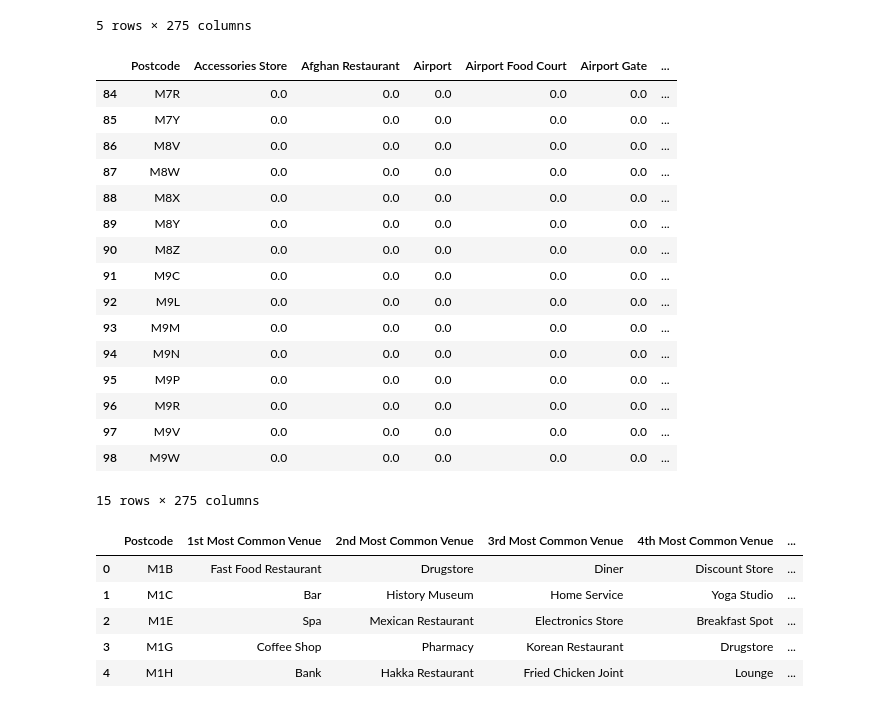
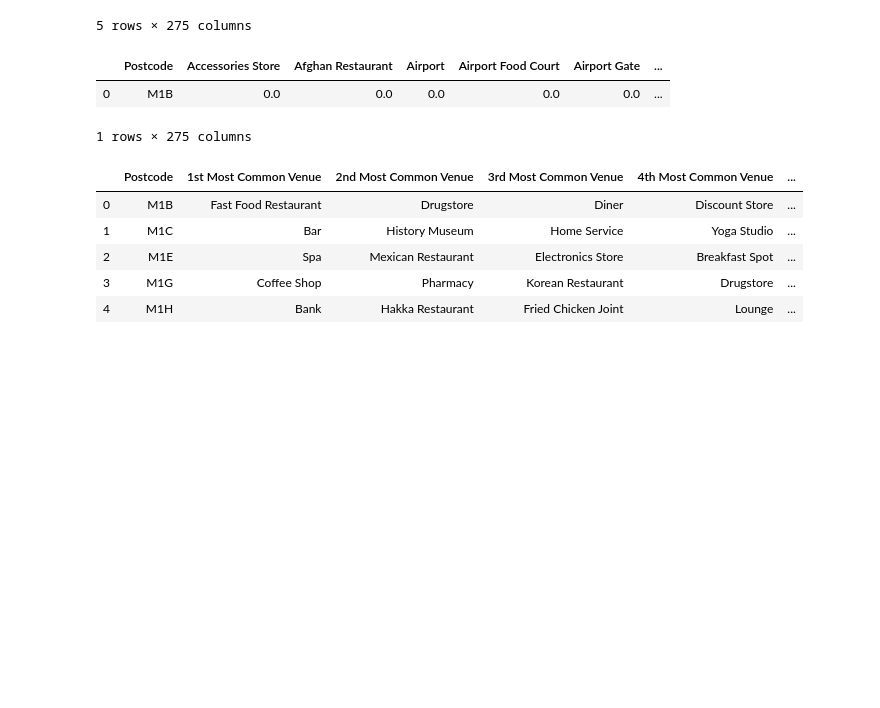
Before and after one commit to cantones1/Coursera_Capstone, a Jupyter notebook: Toronto clustering.ipynb, the cells around one changed output. Cells and saved outputs as stored; diff of their text form; code cells hidden in the pictures; blank space fills up the shorter version.

```diff
--- a/Toronto clustering.ipynb
+++ b/Toronto clustering.ipynb
@@ -215,25 +181,11 @@ toronto_onehot.head()
 5 rows × 275 columns
 # %%
 toronto_grouped = toronto_onehot.groupby('Postcode').mean().reset_index()
-toronto_grouped.tail(15)
+toronto_grouped.head(1)
 # %% [output]
 |  | Postcode | Accessories Store | Afghan Restaurant | Airport | Airport Food Court | Airport Gate | ... |
-| 84 | M7R | 0.0 | 0.0 | 0.0 | 0.0 | 0.0 | ... |
-| 85 | M7Y | 0.0 | 0.0 | 0.0 | 0.0 | 0.0 | ... |
-| 86 | M8V | 0.0 | 0.0 | 0.0 | 0.0 | 0.0 | ... |
-| 87 | M8W | 0.0 | 0.0 | 0.0 | 0.0 | 0.0 | ... |
-| 88 | M8X | 0.0 | 0.0 | 0.0 | 0.0 | 0.0 | ... |
-| 89 | M8Y | 0.0 | 0.0 | 0.0 | 0.0 | 0.0 | ... |
-| 90 | M8Z | 0.0 | 0.0 | 0.0 | 0.0 | 0.0 | ... |
-| 91 | M9C | 0.0 | 0.0 | 0.0 | 0.0 | 0.0 | ... |
-| 92 | M9L | 0.0 | 0.0 | 0.0 | 0.0 | 0.0 | ... |
-| 93 | M9M | 0.0 | 0.0 | 0.0 | 0.0 | 0.0 | ... |
-| 94 | M9N | 0.0 | 0.0 | 0.0 | 0.0 | 0.0 | ... |
-| 95 | M9P | 0.0 | 0.0 | 0.0 | 0.0 | 0.0 | ... |
-| 96 | M9R | 0.0 | 0.0 | 0.0 | 0.0 | 0.0 | ... |
-| 97 | M9V | 0.0 | 0.0 | 0.0 | 0.0 | 0.0 | ... |
-| 98 | M9W | 0.0 | 0.0 | 0.0 | 0.0 | 0.0 | ... |
+| 0 | M1B | 0.0 | 0.0 | 0.0 | 0.0 | 0.0 | ... |
-15 rows × 275 columns
+1 rows × 275 columns
 # %%
 def return_most_common_venues(row, num_top_venues):
     row_categories = row.iloc[1:]
```
Also changed, not shown: parts of 5 cells of this notebook.
